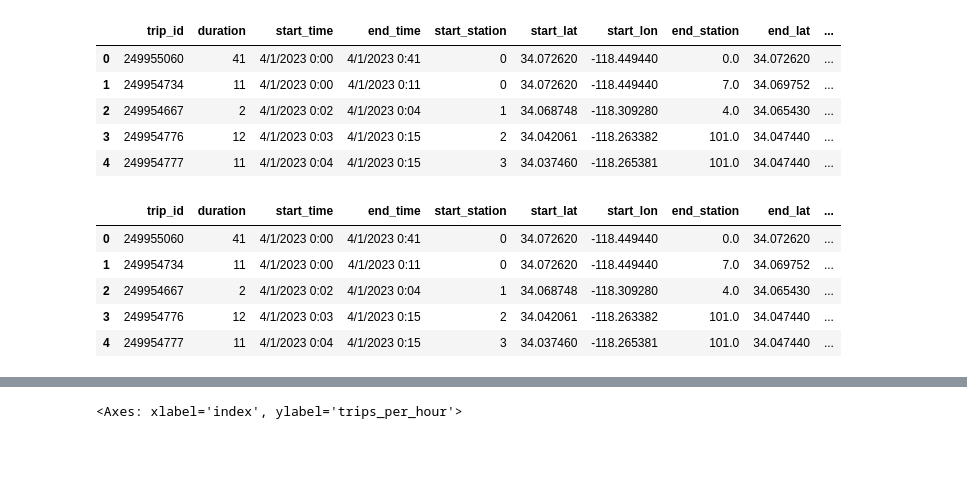
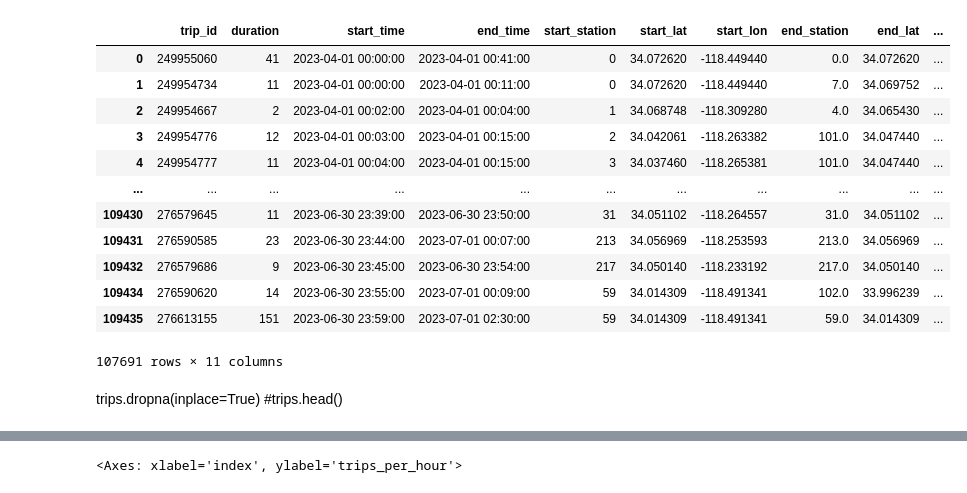
Before and after one commit to ehsanhosseini1380/torch_geometric_temporal, a Jupyter notebook: Src/bikeshare.ipynb, the cells around one changed output, grey strips where cells are left out. Drawn from its saved outputs; the diff is of its cells as text; code cells hidden in the pictures; blank space fills up the shorter version.

```diff
--- a/Src/bikeshare.ipynb
+++ b/Src/bikeshare.ipynb
@@ -28,25 +8,42 @@ trips.dropna(inplace=True)
-# %%
-locations = trips['start_station'].unique()
-new_ids = list(range(len(trips['start_station'].unique())))
-mapping = dict(zip(locations, new_ids))
-
-trips['start_station'] = trips['start_station'].map(mapping)
-trips['end_station'] = trips['end_station'].map(mapping)
-#trips.head()
-# %% [output]
-|  | trip_id | duration | start_time | end_time | start_station | start_lat | start_lon | end_station | end_lat | ... |
-| 0 | 249955060 | 41 | 4/1/2023 0:00 | 4/1/2023 0:41 | 0 | 34.072620 | -118.449440 | 0.0 | 34.072620 | ... |
-| 1 | 249954734 | 11 | 4/1/2023 0:00 | 4/1/2023 0:11 | 0 | 34.072620 | -118.449440 | 7.0 | 34.069752 | ... |
-| 2 | 249954667 | 2 | 4/1/2023 0:02 | 4/1/2023 0:04 | 1 | 34.068748 | -118.309280 | 4.0 | 34.065430 | ... |
-| 3 | 249954776 | 12 | 4/1/2023 0:03 | 4/1/2023 0:15 | 2 | 34.042061 | -118.263382 | 101.0 | 34.047440 | ... |
-| 4 | 249954777 | 11 | 4/1/2023 0:04 | 4/1/2023 0:15 | 3 | 34.037460 | -118.265381 | 101.0 | 34.047440 | ... |
-# %%
-trips = trips.sort_values(by="start_time")
-#trips.head()
-# %% [output]
-|  | trip_id | duration | start_time | end_time | start_station | start_lat | start_lon | end_station | end_lat | ... |
-| 0 | 249955060 | 41 | 4/1/2023 0:00 | 4/1/2023 0:41 | 0 | 34.072620 | -118.449440 | 0.0 | 34.072620 | ... |
-| 1 | 249954734 | 11 | 4/1/2023 0:00 | 4/1/2023 0:11 | 0 | 34.072620 | -118.449440 | 7.0 | 34.069752 | ... |
-| 2 | 249954667 | 2 | 4/1/2023 0:02 | 4/1/2023 0:04 | 1 | 34.068748 | -118.309280 | 4.0 | 34.065430 | ... |
-| 3 | 249954776 | 12 | 4/1/2023 0:03 | 4/1/2023 0:15 | 2 | 34.042061 | -118.263382 | 101.0 | 34.047440 | ... |
-| 4 | 249954777 | 11 | 4/1/2023 0:04 | 4/1/2023 0:15 | 3 | 34.037460 | -118.265381 | 101.0 | 34.047440 | ... |
+# %%
+def preprocess_trips(trips_df):
+
+    trips_df.dropna(inplace=True)
+
+    cols_to_drop = ["bike_type", "passholder_type", "trip_route_category", "plan_duration"]
+    trips_df.drop(cols_to_drop, axis=1, inplace=True)
+
+    locations = trips_df['start_station'].unique()
+    new_ids = list(range(len(locations)))
+    mapping = dict(zip(locations, new_ids))
+    trips_df['start_station'] = trips_df['start_station'].map(mapping)
+    trips_df['end_station'] = trips_df['end_station'].map(mapping)
+
+    trips_df["start_time"] = pd.to_datetime(trips_df["start_time"], format="%m/%d/%Y %H:%M")
+    trips_df["end_time"] = pd.to_datetime(trips_df["end_time"], format="%m/%d/%Y %H:%M")
+
+    trips_df = trips.sort_values(by="start_time")
+
+    return trips_df
+# %%
+trips = pd.read_csv("../Data/bikeshare-data/bikeshare-test.csv")
+#rips.head()
+# %%
+preprocess_trips(trips)
+# %% [output]
+|  | trip_id | duration | start_time | end_time | start_station | start_lat | start_lon | end_station | end_lat | ... |
+| 0 | 249955060 | 41 | 2023-04-01 00:00:00 | 2023-04-01 00:41:00 | 0 | 34.072620 | -118.449440 | 0.0 | 34.072620 | ... |
+| 1 | 249954734 | 11 | 2023-04-01 00:00:00 | 2023-04-01 00:11:00 | 0 | 34.072620 | -118.449440 | 7.0 | 34.069752 | ... |
+| 2 | 249954667 | 2 | 2023-04-01 00:02:00 | 2023-04-01 00:04:00 | 1 | 34.068748 | -118.309280 | 4.0 | 34.065430 | ... |
+| 3 | 249954776 | 12 | 2023-04-01 00:03:00 | 2023-04-01 00:15:00 | 2 | 34.042061 | -118.263382 | 101.0 | 34.047440 | ... |
+| 4 | 249954777 | 11 | 2023-04-01 00:04:00 | 2023-04-01 00:15:00 | 3 | 34.037460 | -118.265381 | 101.0 | 34.047440 | ... |
+| ... | ... | ... | ... | ... | ... | ... | ... | ... | ... | ... |
+| 109430 | 276579645 | 11 | 2023-06-30 23:39:00 | 2023-06-30 23:50:00 | 31 | 34.051102 | -118.264557 | 31.0 | 34.051102 | ... |
+| 109431 | 276590585 | 23 | 2023-06-30 23:44:00 | 2023-07-01 00:07:00 | 213 | 34.056969 | -118.253593 | 213.0 | 34.056969 | ... |
+| 109432 | 276579686 | 9 | 2023-06-30 23:45:00 | 2023-06-30 23:54:00 | 217 | 34.050140 | -118.233192 | 217.0 | 34.050140 | ... |
+| 109434 | 276590620 | 14 | 2023-06-30 23:55:00 | 2023-07-01 00:09:00 | 59 | 34.014309 | -118.491341 | 102.0 | 33.996239 | ... |
+| 109435 | 276613155 | 151 | 2023-06-30 23:59:00 | 2023-07-01 02:30:00 | 59 | 34.014309 | -118.491341 | 59.0 | 34.014309 | ... |
+107691 rows × 11 columns
+# %% [markdown]
+trips.dropna(inplace=True)
+#trips.head()
```
Also changed, not shown: parts of 10 cells of this notebook, 2 other files.
